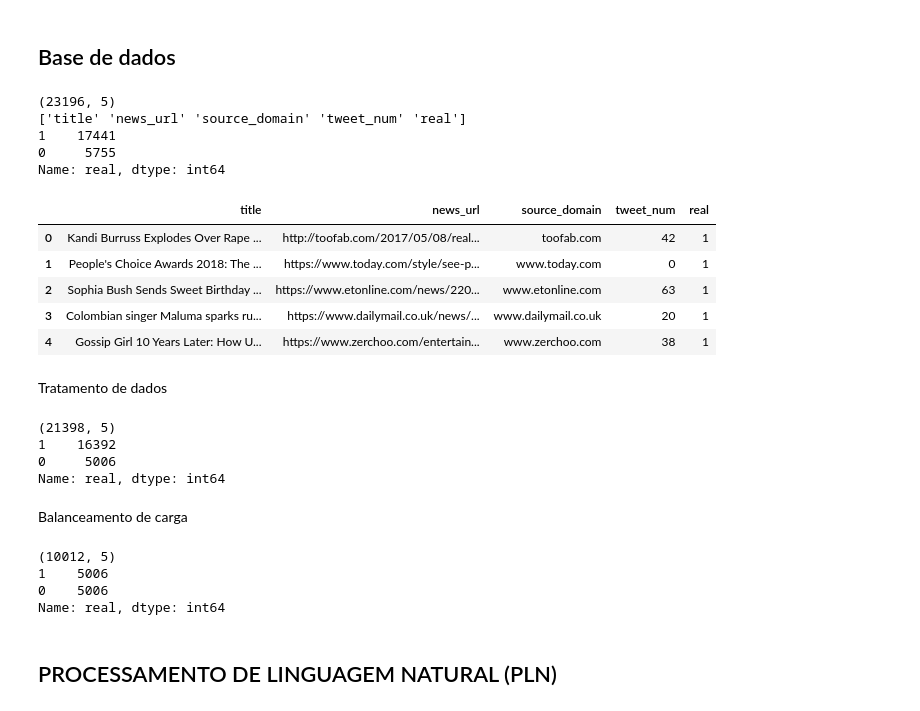
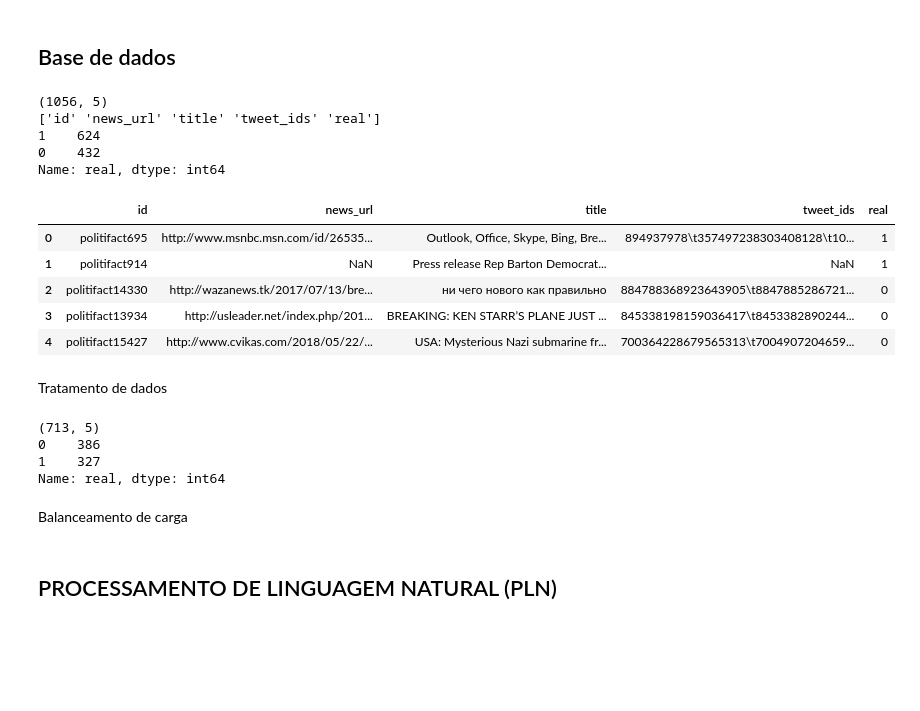
Before and after one commit to marciofh/tcc-fake-news-detection, a Jupyter notebook: app.ipynb, the cells around one changed output. Saved outputs shown, nothing was run; the diff lists cells and outputs as text; code cells hidden in the pictures; blank space fills up the shorter version.

```diff
--- a/app.ipynb
+++ b/app.ipynb
@@ -38,25 +38,27 @@ True
 # %% [markdown]
 ## Base de dados
 # %%
-df = pd.read_csv('FakeNews.csv') #https://www.kaggle.com/datasets/algord/fake-news
+#df = pd.read_csv('DATA/FakeNews.csv') #https://www.kaggle.com/datasets/algord/fake-news
+#df = pd.read_csv('DATA/gossipcop_data.csv')
+df = pd.read_csv('DATA/politifact_data.csv')
 print(df.shape)
 print(df.columns.values)
 print(df['real'].value_counts())
 df.head()
 #1 real
 #0 fake
 # %% [output]
-(23196, 5)
-['title' 'news_url' 'source_domain' 'tweet_num' 'real']
-1    17441
-0     5755
+(1056, 5)
+['id' 'news_url' 'title' 'tweet_ids' 'real']
+1    624
+0    432
 Name: real, dtype: int64
-|  | title | news_url | source_domain | tweet_num | real |
-| 0 | Kandi Burruss Explodes Over Rape ... | http://toofab.com/2017/05/08/real... | toofab.com | 42 | 1 |
-| 1 | People's Choice Awards 2018: The ... | https://www.today.com/style/see-p... | www.today.com | 0 | 1 |
-| 2 | Sophia Bush Sends Sweet Birthday ... | https://www.etonline.com/news/220... | www.etonline.com | 63 | 1 |
-| 3 | Colombian singer Maluma sparks ru... | https://www.dailymail.co.uk/news/... | www.dailymail.co.uk | 20 | 1 |
-| 4 | Gossip Girl 10 Years Later: How U... | https://www.zerchoo.com/entertain... | www.zerchoo.com | 38 | 1 |
+|  | id | news_url | title | tweet_ids | real |
+| 0 | politifact695 | http://www.msnbc.msn.com/id/26535... | Outlook, Office, Skype, Bing, Bre... | 894937978\t357497238303408128\t10... | 1 |
+| 1 | politifact914 | NaN | Press release Rep Barton Democrat... | NaN | 1 |
+| 2 | politifact14330 | http://wazanews.tk/2017/07/13/bre... | ни чего нового как правильно | 884788368923643905\t8847885286721... | 0 |
+| 3 | politifact13934 | http://usleader.net/index.php/201... | BREAKING: KEN STARR’S PLANE JUST ... | 845338198159036417\t8453382890244... | 0 |
+| 4 | politifact15427 | http://www.cvikas.com/2018/05/22/... | USA: Mysterious Nazi submarine fr... | 700364228679565313\t7004907204659... | 0 |
 # %% [markdown]
 Tratamento de dados
 # %%
@@ -72,25 +74,21 @@ df['title'] = df['title'].apply(clean_text)
 print(df.shape)
 print(df['real'].value_counts())
 # %% [output]
-(21398, 5)
-1    16392
-0     5006
+(713, 5)
+0    386
+1    327
 Name: real, dtype: int64
 # %% [markdown]
 Balanceamento de carga
 # %%
-df_fake = df[df['real'] == 0]
-df_real = df[df['real'] == 1]
+# df_fake = df[df['real'] == 0]
+# df_real = df[df['real'] == 1]
 
-df_real_downsampled = resample(df_real, replace=False, n_samples=len(df_fake), random_state=42)
-df_balanced = pd.concat([df_real_downsampled, df_fake])
-print(df_balanced.shape)
-print(df_balanced['real'].value_counts())
+# df_real_downsampled = resample(df_real, replace=False, n_samples=len(df_fake), random_state=42)
+# df_balanced = pd.concat([df_real_downsampled, df_fake])
+# df = df_balanced
+# print(df_balanced.shape)
+# print(df_balanced['real'].value_counts())
-# %% [output]
-(10012, 5)
-1    5006
-0    5006
-Name: real, dtype: int64
 # %% [markdown]
 ## PROCESSAMENTO DE LINGUAGEM NATURAL (PLN)
 # %% [markdown]
```
Also changed, not shown: parts of 3 cells of this notebook, 10 other files.
